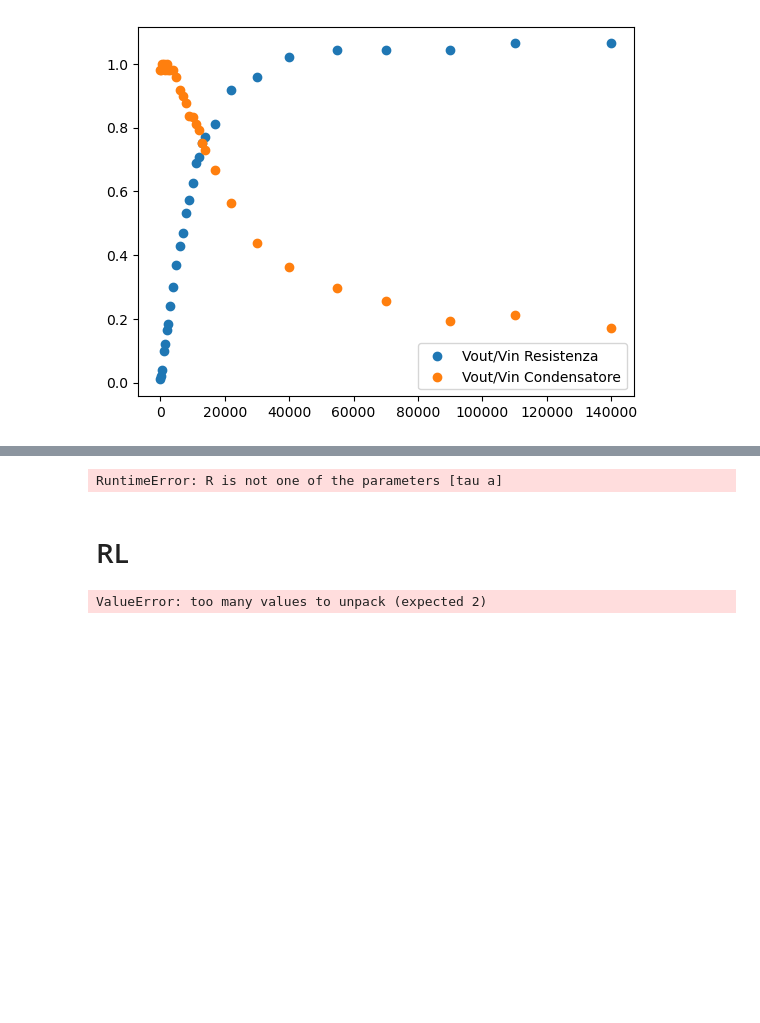
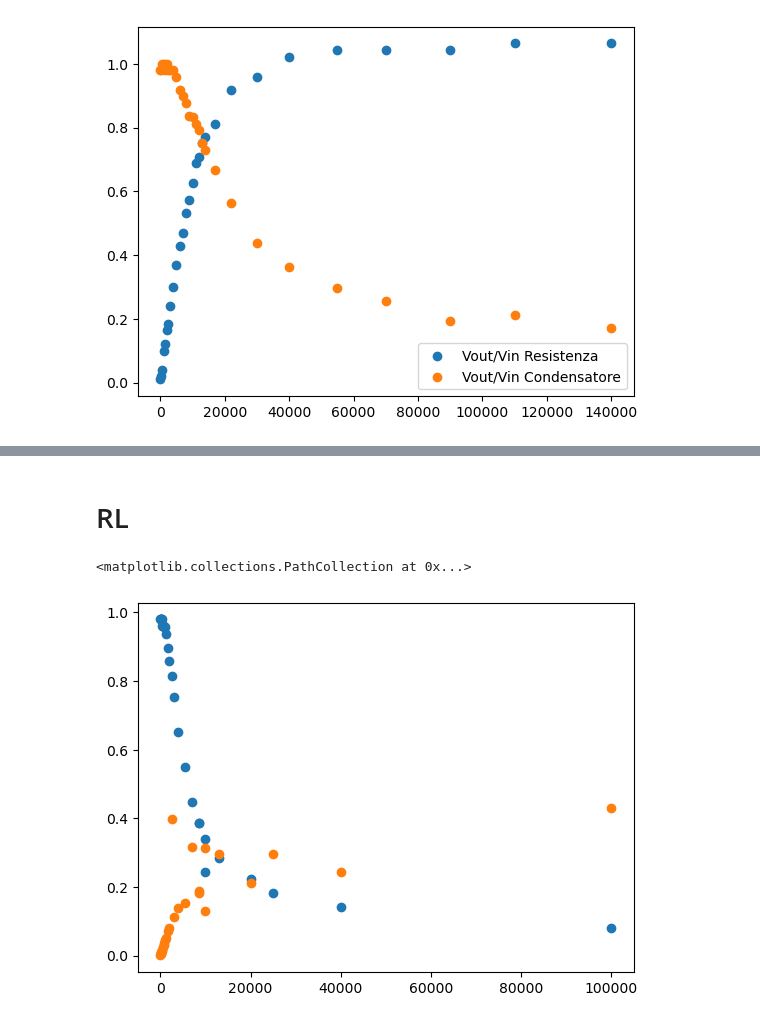
Before and after one commit to Yedi278/Lab2, a Jupyter notebook: Circuiti_3/RC.ipynb, the cells around one changed output, grey strips where cells are left out. Saved outputs shown, nothing was run; the diff lists cells and outputs as text; code cells hidden in the pictures; blank space fills up the shorter version.

```diff
--- a/Circuiti_3/RC.ipynb
+++ b/Circuiti_3/RC.ipynb
@@ -156,26 +139,17 @@ C =  10.519108502028642 nF
-# %%
-c = LeastSquares(freqs*2*np.pi,V_c_all,0.05, H_C, verbose=False)
-m = Minuit(c, R=997, C=12e-9, a=-.0)
-m.migrad(iterate=10)
-m.minos()
-m.hesse()
-# %% [output]
-RuntimeError: R is not one of the parameters [tau a]
 # %% [markdown]
 # RL
 # %%
 mods, fases, freqs = [], [], []
 
 for i in os.listdir('data/RL'):
     path = 'data/RL/'+i+'/'
-    mod, fase = analize(path, 300)
-    mods.append(mod)
-    fases.append(fase)
+    V_res, V_c, dt_res, dt_c = analize(path, 300)
+    mods.append(V_res)
+    fases.append(dt_res*float(i))
     freqs.append(float(i))
 
-mods.pop()
-fases.pop()
-freqs.pop()
 plt.scatter(freqs,mods)
+plt.scatter(freqs,fases)
 # %% [output]
-ValueError: too many values to unpack (expected 2)
+<matplotlib.collections.PathCollection at 0x...>
+[figure, added]
```
Also changed, not shown: parts of 10 cells of this notebook, 1 other file.
